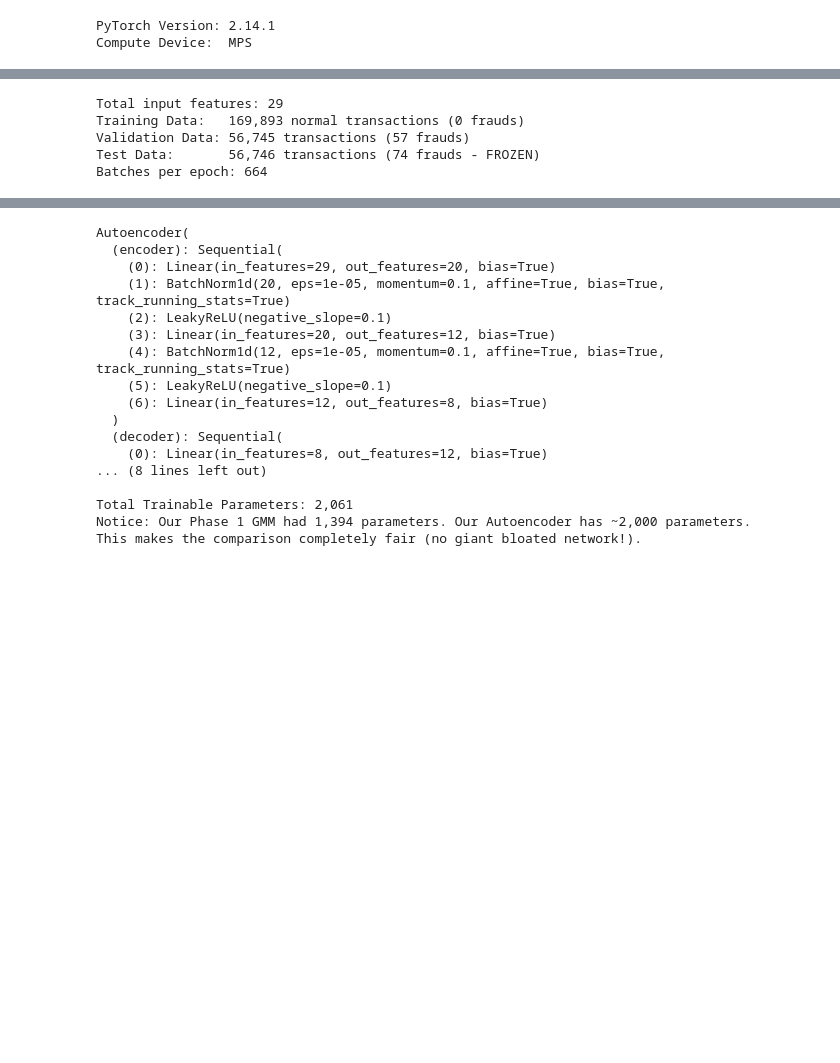
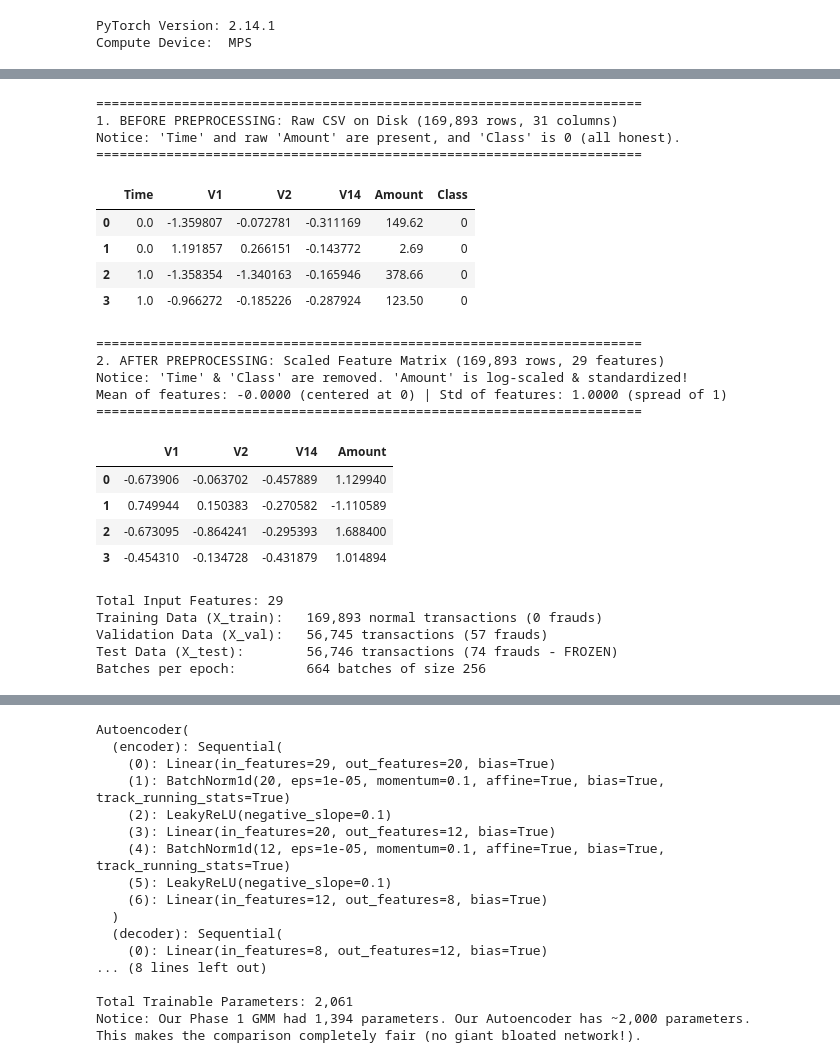
Before and after one commit to naveendhaterwal/Card_Fraud_Triage, a Jupyter notebook: notebooks/05_autoencoder_baseline.ipynb, the cells around one changed output, grey strips where cells are left out. Saved outputs shown, nothing was run; the diff lists cells and outputs as text; code cells hidden in the pictures; blank space fills up the shorter version.

Commit message:
docs(notebook05): add explicit before-and-after data inspection table and outputs

```diff
--- a/notebooks/05_autoencoder_baseline.ipynb
+++ b/notebooks/05_autoencoder_baseline.ipynb
@@ -75,28 +89,65 @@ We also reuse the exact same `StandardScaler` from Phase 1 so we don't cheat or
 # %%
-# Load data using our modular loader from src/data.py
+# 1. Inspect the dataset BEFORE preprocessing (Raw CSV as saved on disk)
+raw_train_df = pd.read_csv('../data/processed/train_legit.csv')
+print("=" * 70)
+print(f"1. BEFORE PREPROCESSING: Raw CSV on Disk ({raw_train_df.shape[0]:,} rows, {raw_train_df.shape[1]} columns)")
+print("Notice: 'Time' and raw 'Amount' are present, and 'Class' is 0 (all honest).")
+print("=" * 70)
+display(raw_train_df[['Time', 'V1', 'V2', 'V14', 'Amount', 'Class']].head(4))
+
+# 2. Load and preprocess using our modular pipeline in src/data.py
 data = load_and_preprocess_data(data_dir='../data/processed', models_dir='../results/models')
 
 X_train = data['X_train']
 X_val   = data['X_val']
 X_test  = data['X_test']
 y_val   = data['y_val']
 y_test  = data['y_test']
 features = data['features']
 
-print(f"Total input features: {len(features)}")
-print(f"Training Data:   {X_train.shape[0]:,} normal transactions (0 frauds)")
-print(f"Validation Data: {X_val.shape[0]:,} transactions ({np.sum(y_val)} frauds)")
-print(f"Test Data:       {X_test.shape[0]:,} transactions ({np.sum(y_test)} frauds - FROZEN)")
+# 3. Inspect the dataset AFTER preprocessing (Clean 29-D Matrix ready for Neural Network)
+after_train_df = pd.DataFrame(X_train, columns=features)
+print("\n" + "=" * 70)
+print(f"2. AFTER PREPROCESSING: Scaled Feature Matrix ({X_train.shape[0]:,} rows, {X_train.shape[1]} features)")
+print("Notice: 'Time' & 'Class' are removed. 'Amount' is log-scaled & standardized!")
+print(f"Mean of features: {X_train.mean():.4f} (centered at 0) | Std of features: {X_train.std():.4f} (spread of 1)")
+print("=" * 70)
+display(after_train_df[['V1', 'V2', 'V14', 'Amount']].head(4))
 
-# Package into PyTorch DataLoaders with batch size of 256
+# Summary of splits
+print(f"\nTotal Input Features: {len(features)}")
+print(f"Training Data (X_train):   {X_train.shape[0]:,} normal transactions (0 frauds)")
+print(f"Validation Data (X_val):   {X_val.shape[0]:,} transactions ({np.sum(y_val)} frauds)")
+print(f"Test Data (X_test):        {X_test.shape[0]:,} transactions ({np.sum(y_test)} frauds - FROZEN)")
+
+# Package into PyTorch DataLoaders with mini-batch size of 256
 train_loader, val_loader = get_dataloaders(X_train, X_val, batch_size=256)
-print(f"Batches per epoch: {len(train_loader):,}")
+print(f"Batches per epoch:         {len(train_loader):,} batches of size 256")
 # %% [output]
-Total input features: 29
-Training Data:   169,893 normal transactions (0 frauds)
-Validation Data: 56,745 transactions (57 frauds)
-Test Data:       56,746 transactions (74 frauds - FROZEN)
-Batches per epoch: 664
+======================================================================
+1. BEFORE PREPROCESSING: Raw CSV on Disk (169,893 rows, 31 columns)
+Notice: 'Time' and raw 'Amount' are present, and 'Class' is 0 (all honest).
+======================================================================
+|  | Time | V1 | V2 | V14 | Amount | Class |
+| 0 | 0.0 | -1.359807 | -0.072781 | -0.311169 | 149.62 | 0 |
+| 1 | 0.0 | 1.191857 | 0.266151 | -0.143772 | 2.69 | 0 |
+| 2 | 1.0 | -1.358354 | -1.340163 | -0.165946 | 378.66 | 0 |
+| 3 | 1.0 | -0.966272 | -0.185226 | -0.287924 | 123.50 | 0 |
+======================================================================
+2. AFTER PREPROCESSING: Scaled Feature Matrix (169,893 rows, 29 features)
+Notice: 'Time' & 'Class' are removed. 'Amount' is log-scaled & standardized!
+Mean of features: -0.0000 (centered at 0) | Std of features: 1.0000 (spread of 1)
+======================================================================
+|  | V1 | V2 | V14 | Amount |
+| 0 | -0.673906 | -0.063702 | -0.457889 | 1.129940 |
+| 1 | 0.749944 | 0.150383 | -0.270582 | -1.110589 |
+| 2 | -0.673095 | -0.864241 | -0.295393 | 1.688400 |
+| 3 | -0.454310 | -0.134728 | -0.431879 | 1.014894 |
+Total Input Features: 29
+Training Data (X_train):   169,893 normal transactions (0 frauds)
+Validation Data (X_val):   56,745 transactions (57 frauds)
+Test Data (X_test):        56,746 transactions (74 frauds - FROZEN)
+Batches per epoch:         664 batches of size 256
 # %% [markdown]
 ### Step 3: Designing the Autoencoder (The Funnel & The Horn)
 How did we decide on the number of layers and neurons?
```
Also changed, not shown: parts of 3 cells of this notebook, 2 other files.
